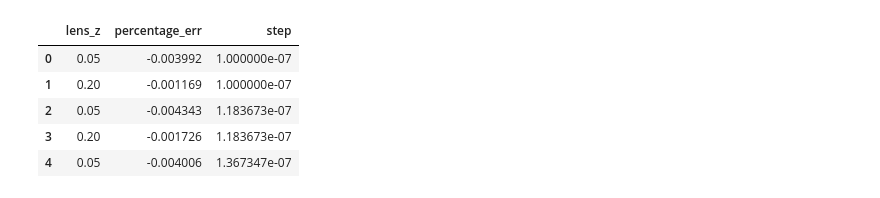
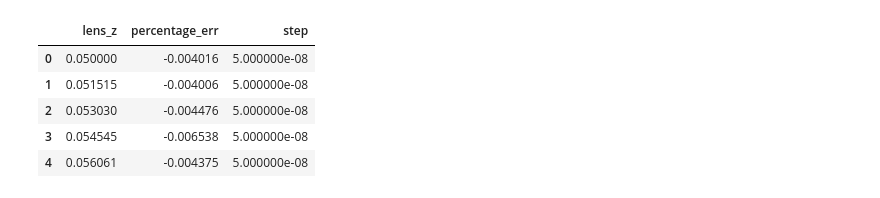
Before and after one commit to lingxz/lightbending, a Jupyter notebook: variance_vs_step.ipynb, the cells around one changed output. Drawn from its saved outputs; the diff is of its cells as text; code cells hidden in the pictures.

```diff
--- a/variance_vs_step.ipynb
+++ b/variance_vs_step.ipynb
@@ -7,16 +7,16 @@ plt.style.use('seaborn-white')
 %matplotlib inline
 # %%
 filename = 'data/lens_z_omlambda_0.0.csv'
-filename = 'data/dopri5_lens_z_omlambda_0.0.csv'
+# filename = 'data/dopri5_lens_z_omlambda_0.0.csv'
 df = pd.read_csv(filename)
 df.head()
 # %% [output]
 |  | lens_z | percentage_err | step |
-| 0 | 0.05 | -0.003992 | 1.000000e-07 |
-| 1 | 0.20 | -0.001169 | 1.000000e-07 |
-| 2 | 0.05 | -0.004343 | 1.183673e-07 |
-| 3 | 0.20 | -0.001726 | 1.183673e-07 |
-| 4 | 0.05 | -0.004006 | 1.367347e-07 |
+| 0 | 0.050000 | -0.004016 | 5.000000e-08 |
+| 1 | 0.051515 | -0.004006 | 5.000000e-08 |
+| 2 | 0.053030 | -0.004476 | 5.000000e-08 |
+| 3 | 0.054545 | -0.006538 | 5.000000e-08 |
+| 4 | 0.056061 | -0.004375 | 5.000000e-08 |
 # %%
 df.drop_duplicates(inplace=True)
 # %%
```
Also changed, not shown: parts of 5 cells of this notebook, 21 other files.
